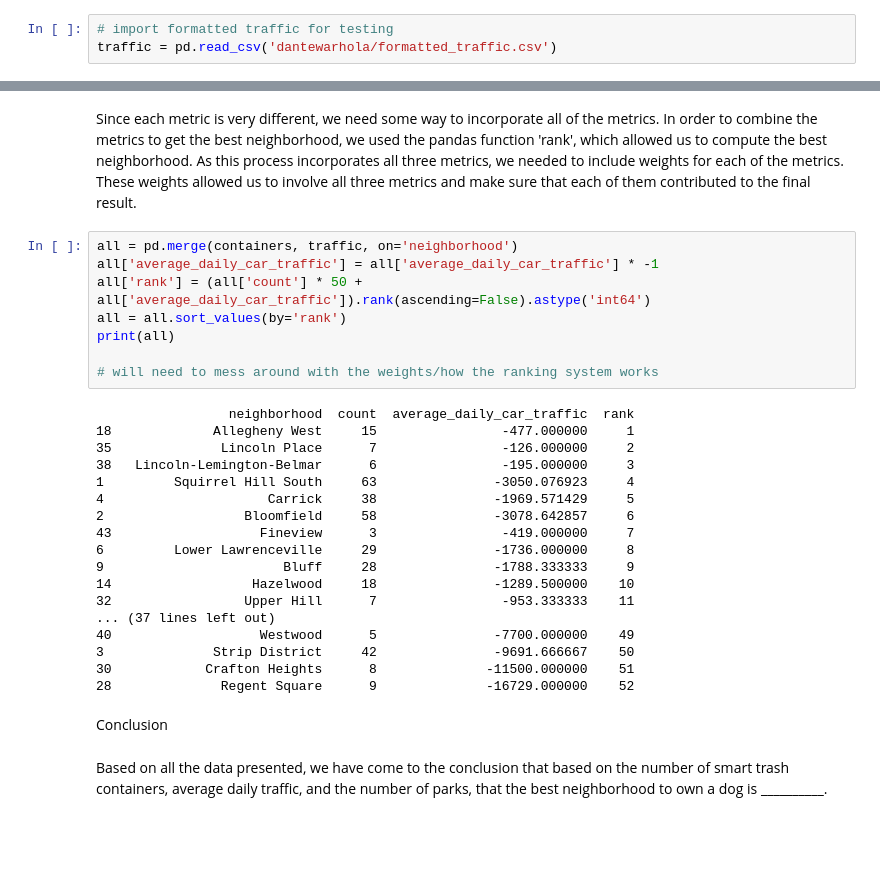
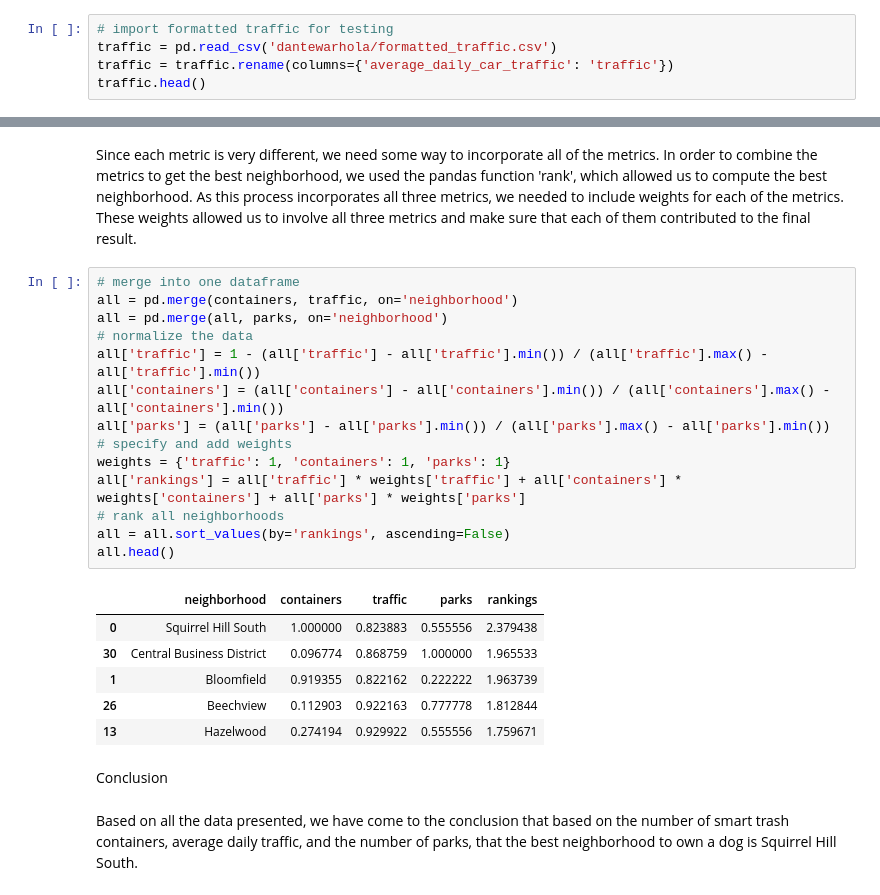
Before and after one commit to dantewarhola/Big-Ideas-in-Computing-and-Information-Group-38-Final-Project, a Jupyter notebook: FinalNotebook.ipynb, the cells around one changed output, grey strips where cells are left out. Saved outputs shown, nothing was run; the diff lists cells and outputs as text; blank space fills up the shorter version.

Commit message:
redid rankings

```diff
--- a/FinalNotebook.ipynb
+++ b/FinalNotebook.ipynb
@@ -73,3 +73,5 @@ Traffic
 # %%
 # import formatted traffic for testing
 traffic = pd.read_csv('dantewarhola/formatted_traffic.csv')
+traffic = traffic.rename(columns={'average_daily_car_traffic': 'traffic'})
+traffic.head()
@@ -111,33 +125,28 @@ plt.show()
 The chart above shows the neighborhood names on the x axis and the number of parks in each neighborhood, in order to determine the best neighborhood to own a dog, the more park the better because more parks allows dogs to enjoy running around without a leash and interacting with other dogs and people as well.
 # %% [markdown]
 Since each metric is very different, we need some way to incorporate all of the metrics. In order to combine the metrics to get the best neighborhood, we used the pandas function 'rank', which allowed us to compute the best neighborhood. As this process incorporates all three metrics, we needed to include weights for each of the metrics. These weights allowed us to involve all three metrics and make sure that each of them contributed to the final result.
-# %%
-all = pd.merge(containers, traffic, on='neighborhood')
-all['average_daily_car_traffic'] = all['average_daily_car_traffic'] * -1
-all['rank'] = (all['count'] * 50 + all['average_daily_car_traffic']).rank(ascending=False).astype('int64')
-all = all.sort_values(by='rank')
-print(all)
-
-# will need to mess around with the weights/how the ranking system works
-# %% [output]
-                 neighborhood  count  average_daily_car_traffic  rank
-18             Allegheny West     15                -477.000000     1
-35              Lincoln Place      7                -126.000000     2
-38   Lincoln-Lemington-Belmar      6                -195.000000     3
-1         Squirrel Hill South     63               -3050.076923     4
-4                     Carrick     38               -1969.571429     5
-2                  Bloomfield     58               -3078.642857     6
-43                   Fineview      3                -419.000000     7
-6         Lower Lawrenceville     29               -1736.000000     8
-9                       Bluff     28               -1788.333333     9
-14                  Hazelwood     18               -1289.500000    10
-32                 Upper Hill      7                -953.333333    11
-... (37 lines left out)
-40                   Westwood      5               -7700.000000    49
-3              Strip District     42               -9691.666667    50
-30            Crafton Heights      8              -11500.000000    51
-28              Regent Square      9              -16729.000000    52
+# %%
+# merge into one dataframe
+all = pd.merge(containers, traffic, on='neighborhood')
+all = pd.merge(all, parks, on='neighborhood')
+# normalize the data
+all['traffic'] = 1 - (all['traffic'] - all['traffic'].min()) / (all['traffic'].max() - all['traffic'].min())
+all['containers'] = (all['containers'] - all['containers'].min()) / (all['containers'].max() - all['containers'].min())
+all['parks'] = (all['parks'] - all['parks'].min()) / (all['parks'].max() - all['parks'].min())
+# specify and add weights
+weights = {'traffic': 1, 'containers': 1, 'parks': 1}
+all['rankings'] = all['traffic'] * weights['traffic'] + all['containers'] * weights['containers'] + all['parks'] * weights['parks']
+# rank all neighborhoods
+all = all.sort_values(by='rankings', ascending=False)
+all.head()
+# %% [output]
+|  | neighborhood | containers | traffic | parks | rankings |
+| 0 | Squirrel Hill South | 1.000000 | 0.823883 | 0.555556 | 2.379438 |
+| 30 | Central Business District | 0.096774 | 0.868759 | 1.000000 | 1.965533 |
+| 1 | Bloomfield | 0.919355 | 0.822162 | 0.222222 | 1.963739 |
+| 26 | Beechview | 0.112903 | 0.922163 | 0.777778 | 1.812844 |
+| 13 | Hazelwood | 0.274194 | 0.929922 | 0.555556 | 1.759671 |
 # %% [markdown]
 Conclusion
 # %% [markdown]
-Based on all the data presented, we have come to the conclusion that based on the number of smart trash containers, average daily traffic, and the number of parks, that the best neighborhood to own a dog is __________.
+Based on all the data presented, we have come to the conclusion that based on the number of smart trash containers, average daily traffic, and the number of parks, that the best neighborhood to own a dog is Squirrel Hill South.
```
Also changed, not shown: parts of 6 cells of this notebook.
